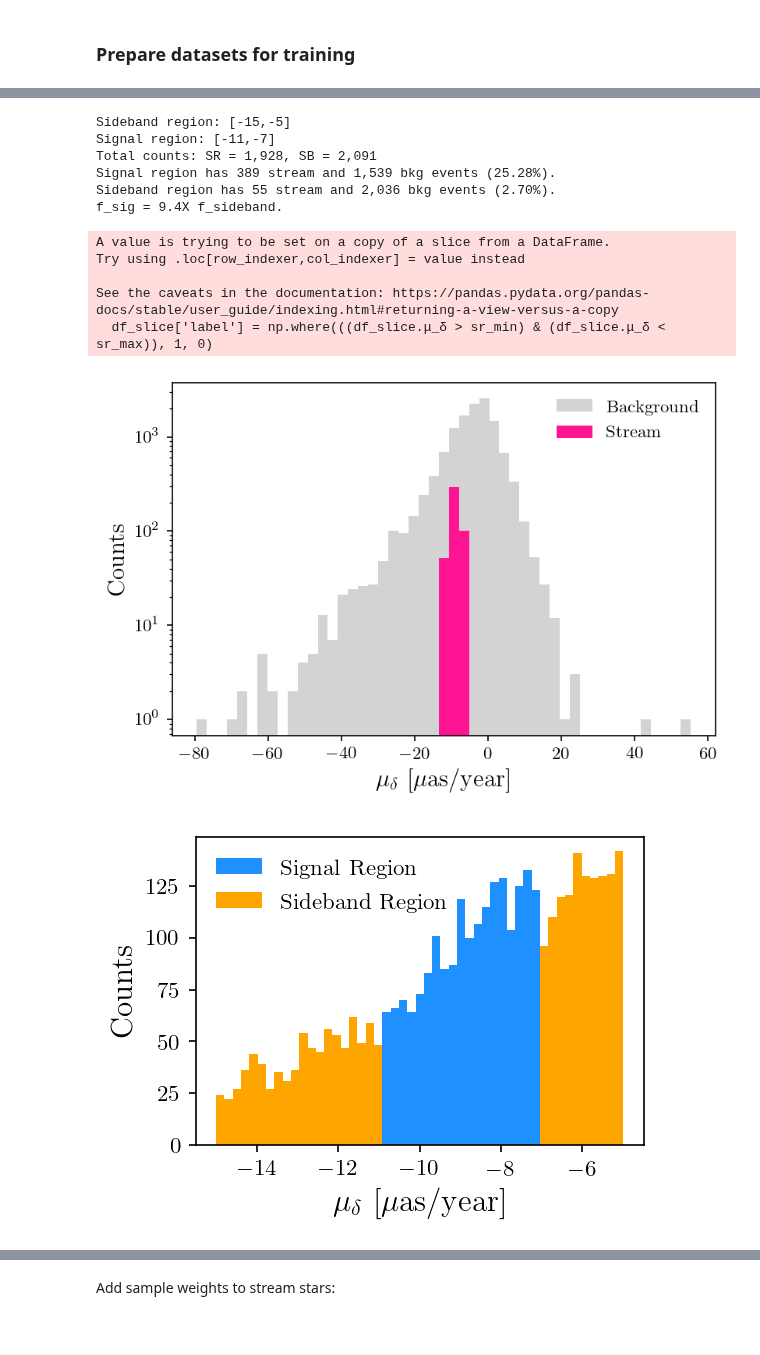
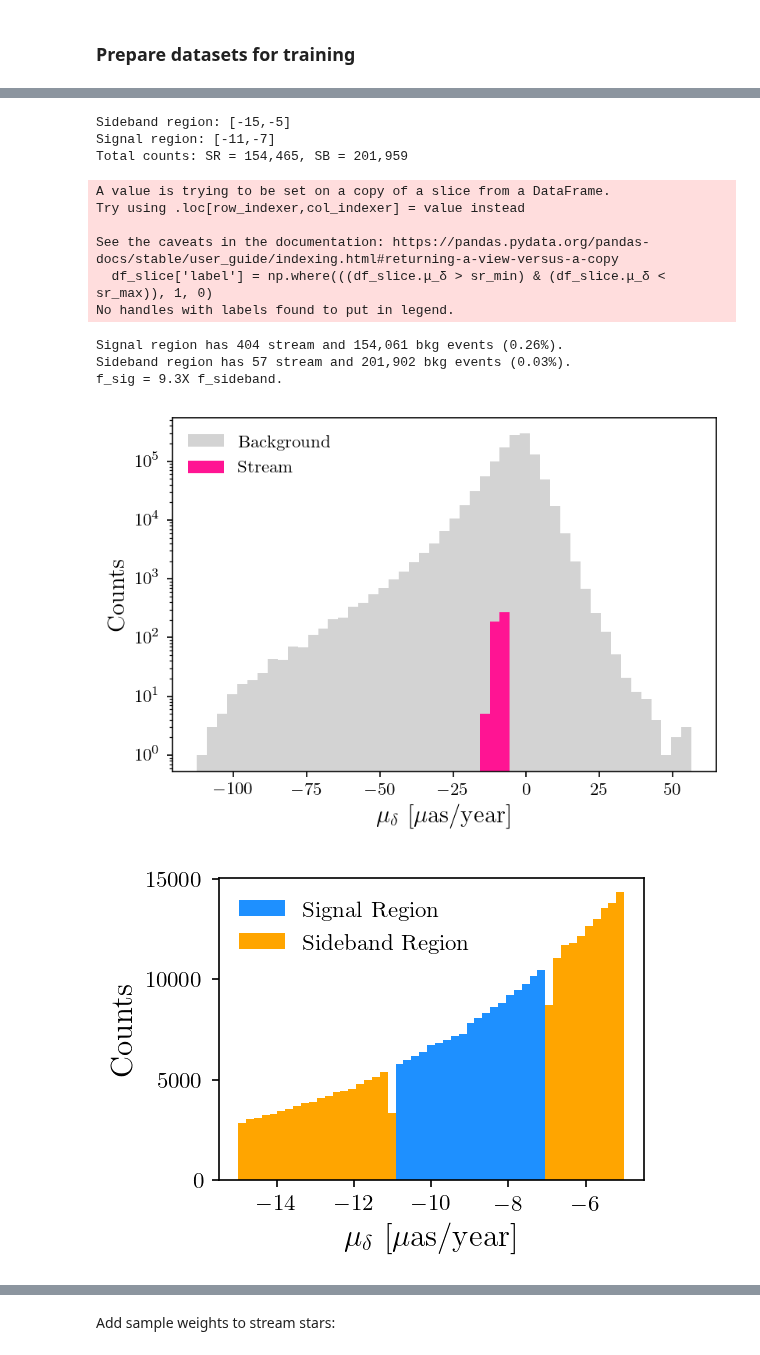
Before and after one commit to hep-lbdl/GaiaCWoLa, a Jupyter notebook: train.ipynb, the cells around one changed output, grey strips where cells are left out. Cells and saved outputs as stored; diff of their text form; code cells hidden in the pictures.

```diff
--- a/train.ipynb
+++ b/train.ipynb
@@ -15,4 +25,4 @@ tf.config.experimental.set_memory_growth(physical_devices[0], True)
 # %%
 stream = "gd1_tail"
 # %%
-df, file = load_file(stream = stream, percent_bkg = 1)
+df, file = load_file(stream = stream, percent_bkg = 100)
@@ -58,16 +71,17 @@ Text(0.5, 0, 'GD1 Tail')
 # %%
-df = signal_sideband(df, stream = stream)
+df = signal_sideband(df, stream = stream, )
 # %% [output]
 Sideband region: [-15,-5]
 Signal region: [-11,-7]
-Total counts: SR = 1,928, SB = 2,091
-Signal region has 389 stream and 1,539 bkg events (25.28%).
-Sideband region has 55 stream and 2,036 bkg events (2.70%).
-f_sig = 9.4X f_sideband.
+Total counts: SR = 154,465, SB = 201,959
 A value is trying to be set on a copy of a slice from a DataFrame.
 Try using .loc[row_indexer,col_indexer] = value instead
 
 See the caveats in the documentation: https://pandas.pydata.org/pandas-docs/stable/user_guide/indexing.html#returning-a-view-versus-a-copy
   df_slice['label'] = np.where(((df_slice.μ_δ > sr_min) & (df_slice.μ_δ < sr_max)), 1, 0)
+No handles with labels found to put in legend.
+Signal region has 404 stream and 154,061 bkg events (0.26%).
+Sideband region has 57 stream and 201,902 bkg events (0.03%).
+f_sig = 9.3X f_sideband.
-[figure, old version]
+[figure, new version]
-[figure, old version]
+[figure, new version]
```
Also changed, not shown: parts of 14 cells of this notebook, 3 other files.
